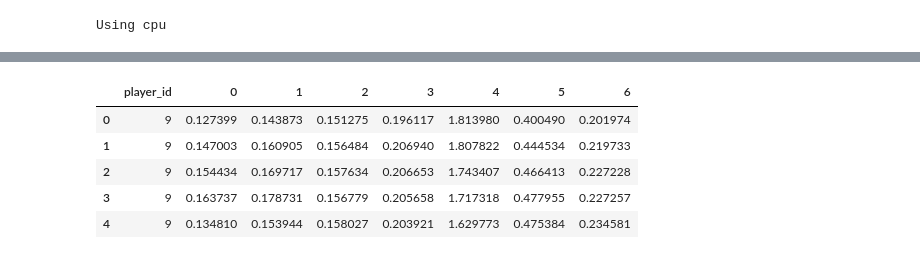
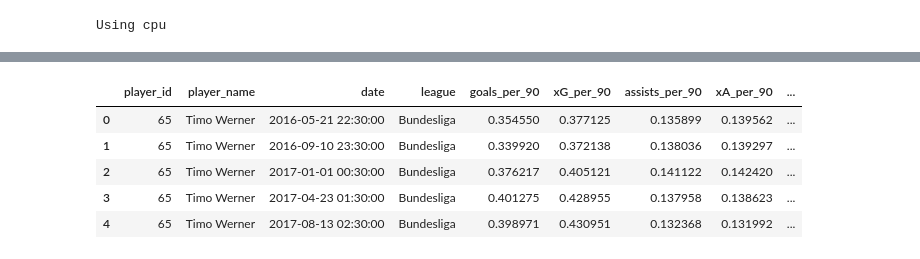
Before and after one commit to maxizosimov/Transfer-Value-Predictions, a Jupyter notebook: src/models/lstm.ipynb, the cells around one changed output, grey strips where cells are left out. Drawn from its saved outputs; the diff is of its cells as text; code cells hidden in the pictures.

```diff
--- a/src/models/lstm.ipynb
+++ b/src/models/lstm.ipynb
@@ -95,6 +61,11 @@ f_stats
 # %%
 # Read in saved df
-f_stats_df = pd.read_csv(f"../data/{'_'.join(positions)}_stats_2.csv").set_index(['player_id', 'player_name', 'date'])
+f_stats_df = pd.read_csv(f"../data/{'_'.join(positions)}_stats_2.csv")
+
+# Convert date to appropriate type
+f_stats_df['date'] = pd.to_datetime(f_stats_df['date'])
+
+f_stats_df = f_stats_df.set_index(['player_id', 'player_name', 'date', 'league'])
 
 f_stats_df.head()
 
@@ -111,8 +82,13 @@ f_stats_df.head()
 # %%
-# Train/test split
-train_len = int(len(f_stats_df) * 0.8)
-train_df = f_stats_df.iloc[:train_len]
-test_df = f_stats_df.iloc[train_len:]
+# Train/test split by player
+all_players = f_stats_df.index.get_level_values('player_id').unique()
+
+# 80/20 split
+np.random.seed(42)
+train_players = np.random.choice(all_players, size=int(0.8*len(all_players)), replace=False)
+
+train_df = f_stats_df[f_stats_df.index.get_level_values('player_id').isin(train_players)]
+test_df = f_stats_df[~f_stats_df.index.get_level_values('player_id').isin(train_players)]
 # %%
 train_df.head()
 # %% [output]
@@ -243,13 +246,20 @@ preds = np.concatenate(preds)
 # %%
 # Turn into a df
 preds_df = pd.DataFrame(preds)
-# Add id column
+# Add id and name columns
 preds_df.insert(0, 'player_id', ids)
+preds_df.insert(1, 'player_name', names)
+preds_df.insert(2, 'date', dates)
+preds_df.insert(3, 'league', leagues)
+
+# Rename other columns
+preds_df = preds_df.rename(columns={i: f"{stats[i]}_per_90" for i in range(len(stats))})
+
 preds_df.head()
 # %% [output]
-|  | player_id | 0 | 1 | 2 | 3 | 4 | 5 | 6 |
-| 0 | 9 | 0.127399 | 0.143873 | 0.151275 | 0.196117 | 1.813980 | 0.400490 | 0.201974 |
-| 1 | 9 | 0.147003 | 0.160905 | 0.156484 | 0.206940 | 1.807822 | 0.444534 | 0.219733 |
-| 2 | 9 | 0.154434 | 0.169717 | 0.157634 | 0.206653 | 1.743407 | 0.466413 | 0.227228 |
-| 3 | 9 | 0.163737 | 0.178731 | 0.156779 | 0.205658 | 1.717318 | 0.477955 | 0.227257 |
-| 4 | 9 | 0.134810 | 0.153944 | 0.158027 | 0.203921 | 1.629773 | 0.475384 | 0.234581 |
+|  | player_id | player_name | date | league | goals_per_90 | xG_per_90 | assists_per_90 | xA_per_90 | ... |
+| 0 | 65 | Timo Werner | 2016-05-21 22:30:00 | Bundesliga | 0.354550 | 0.377125 | 0.135899 | 0.139562 | ... |
+| 1 | 65 | Timo Werner | 2016-09-10 23:30:00 | Bundesliga | 0.339920 | 0.372138 | 0.138036 | 0.139297 | ... |
+| 2 | 65 | Timo Werner | 2017-01-01 00:30:00 | Bundesliga | 0.376217 | 0.405121 | 0.141122 | 0.142420 | ... |
+| 3 | 65 | Timo Werner | 2017-04-23 01:30:00 | Bundesliga | 0.401275 | 0.428955 | 0.137958 | 0.138623 | ... |
+| 4 | 65 | Timo Werner | 2017-08-13 02:30:00 | Bundesliga | 0.398971 | 0.430951 | 0.132368 | 0.131992 | ... |
```
Also changed, not shown: parts of 16 cells of this notebook, 14 other files.
